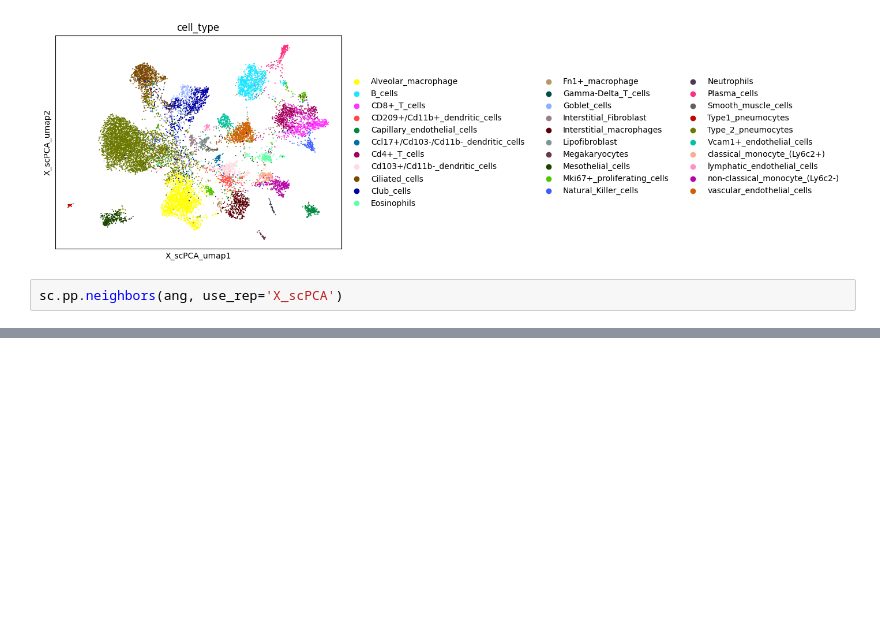
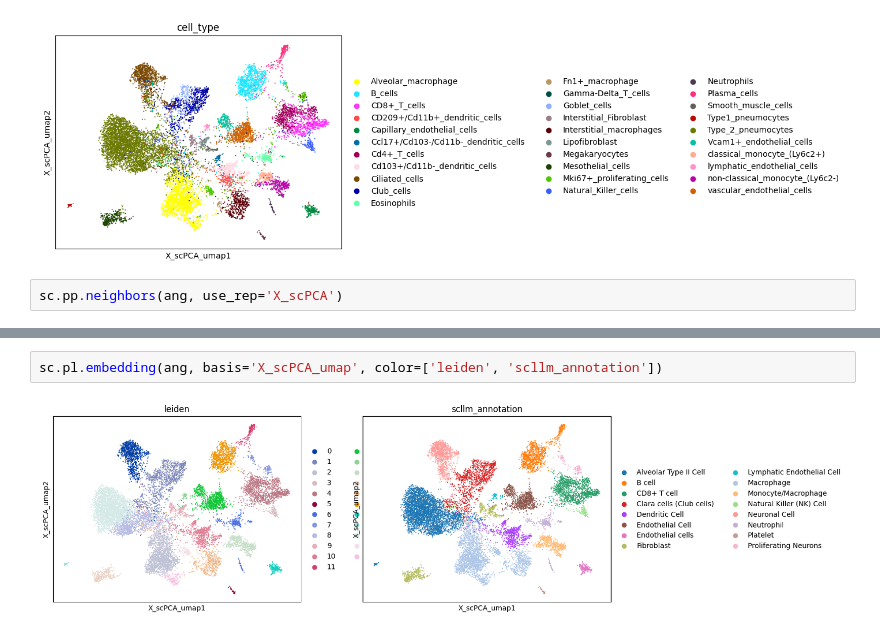
Before and after one commit to sagar87/scllm, a Jupyter notebook: docs/notebooks/cell_types.ipynb, the cells around one changed output, grey strips where cells are left out. Cells and saved outputs as stored; diff of their text form; blank space fills up the shorter version.

```diff
--- a/docs/notebooks/cell_types.ipynb
+++ b/docs/notebooks/cell_types.ipynb
@@ -55,0 +60,4 @@ KeyError: 'No "neighbors" in .uns'
+# %%
+sc.pl.embedding(ang, basis='X_scPCA_umap', color=['leiden', 'scllm_annotation'])
+# %% [output]
+[figure, added]
```
Also changed, not shown: parts of 4 cells of this notebook, 3 other files.
